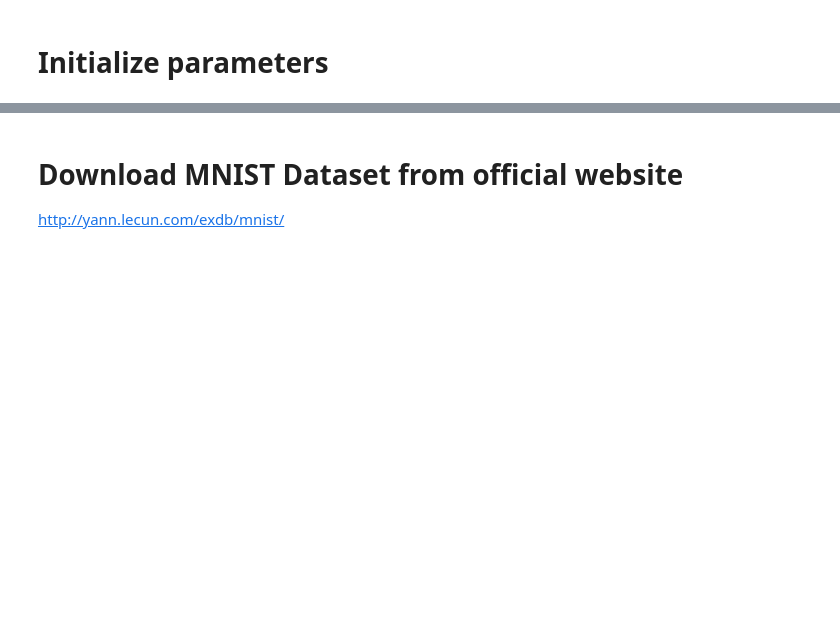
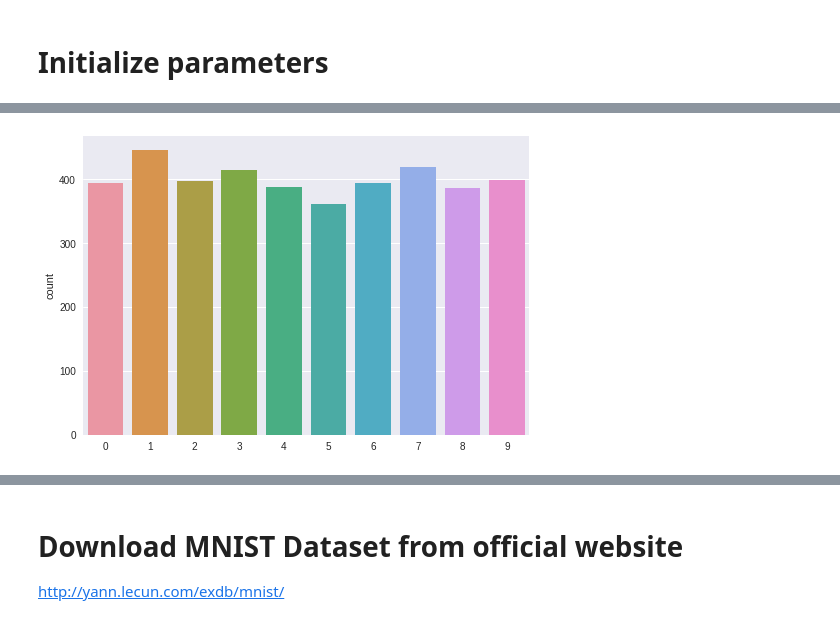
Before and after one commit to byebye/MNIST, a Jupyter notebook: MNIST.ipynb, the cells around one changed output, grey strips where cells are left out. Cells and saved outputs as stored; diff of their text form; code cells hidden in the pictures; blank space fills up the shorter version.

```diff
--- a/MNIST.ipynb
+++ b/MNIST.ipynb
@@ -102 +120,5 @@ X_train, X_validation, Y_train, Y_validation = train_test_split(X, Y,
+# %%
+h = sns.countplot(Y_validation)
+# %% [output]
+[figure, added]
 # %%
```
Also changed, not shown: parts of 31 cells of this notebook.
